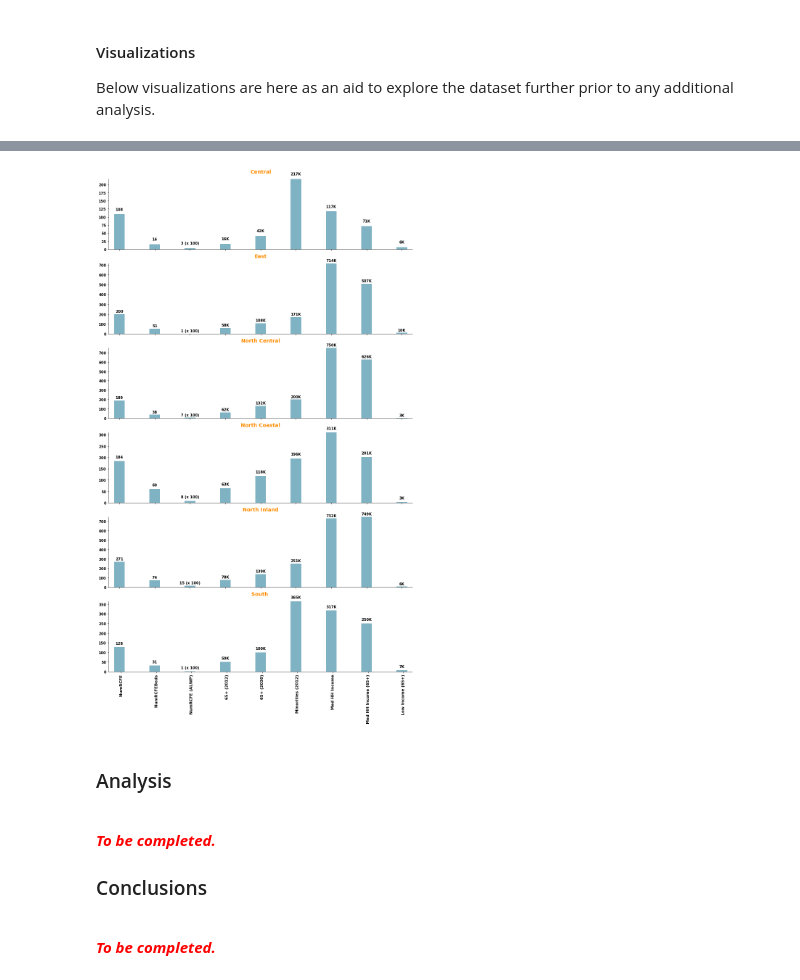
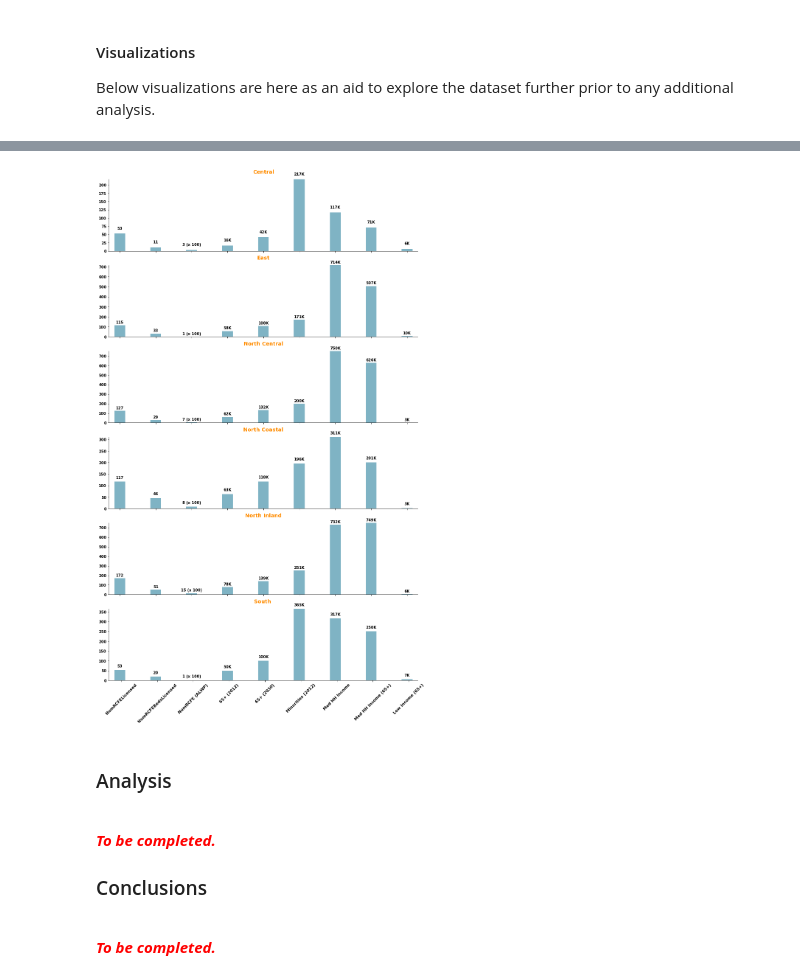
Before and after one commit to rkiyengar/age-friendly-communities, a Jupyter notebook: users/rashmi/Age Friendly Communities (AFC) Data Explorer.ipynb, the cells around one changed output, grey strips where cells are left out. Saved outputs shown, nothing was run; the diff lists cells and outputs as text; code cells hidden in the pictures.

Commit message:
Updates to AFC Data Explorer for new version (20170227) of the aggregated AFC dataset

```diff
--- a/users/rashmi/Age Friendly Communities (AFC) Data Explorer.ipynb
+++ b/users/rashmi/Age Friendly Communities (AFC) Data Explorer.ipynb
@@ -54,7 +54,7 @@ from pylab import *
 CWD = os.getcwd()
 
 # Data File(s)
-VERSION = "20170125"
+VERSION = "20170227"
 DATAFILE = "afc_" + VERSION + ".csv"
 
 datapath = os.path.join(CWD,DATAFILE)
@@ -133,7 +133,7 @@ df_g_region = df.groupby('Region')
 
 # compute counts for key indicators for each group
 indices = []
-cols = ['NumRCFE','NumRCFEBeds','NumRCFEInALWP','2012Pop65Over','2030Pop65Over',
+cols = ['NumRCFELicensed','NumRCFEBedsLicensed','NumRCFEInALWP','2012Pop65Over','2030Pop65Over',
         '2012PopMinority','2012MedianHHIncome','2012MedianHHIncome65Over','2012PopLowIncome65Over']
 # create a 2-D array to hold information for each group
 dim = (len(df_g_region.groups),len(cols))
@@ -159,7 +159,7 @@ display(df_region)
 
 # convert population and income data to kilo units
 df_region[cols[3:]] = df_region[cols[3:]].apply(lambda x: x/1000)
-df_region['NumRCFEBeds'] = df_region['NumRCFEBeds'].apply(lambda x: int(x/100))
+df_region['NumRCFEBedsLicensed'] = df_region['NumRCFEBedsLicensed'].apply(lambda x: int(x/100))
 
 # convert to long format for visualization
 df_region = df_region.T
@@ -184,7 +184,7 @@ matplotlib.rcParams['font.weight'] = 'bold'
 
 # plot the above in a bar graph
 width = 0.3
-labels = ['NumRCFE','NumRCFEBeds','NumRCFE (ALWP)','65+ (2012)','65+ (2030)','Minorities (2012)',
+labels = ['NumRCFELicensed','NumRCFEBedsLicensed','NumRCFE (ALWP)','65+ (2012)','65+ (2030)','Minorities (2012)',
           'Med HH Income','Med HH Income (65+)','Low Income (65+)']
 pos = np.arange(len(labels))
 x_ticks_pos = pos + (0.15 * width)
@@ -198,35 +198,35 @@ for i,region in enumerate(region_list):
     bars = axes[i].bar(pos,plot_vals,width,color='#00688B',alpha=0.5)
 
     for j, bar in enumerate(bars):
         ht = bar.get_height()
         bar_pos = bar.get_x() + bar.get_width()/2.
         ht = ((ht+1) * -50) if plot_vals[j] < 0 else ht+10
         txt = '{:.0f}K'.format(plot_vals[j]) if j>2 else '{:.0f}'.format(plot_vals[j])
         txt = '{:.0f} (x 100)'.format(plot_vals[j]) if j==2 else txt
         axes[i].text(bar_pos, ht, txt, ha='center', va='bottom')
 
     axes[i].spines['top'].set_visible(False)
     axes[i].spines['right'].set_visible(False)
 
     axes[i].set_xlim(min(pos)-width, max(pos)+width)
     axes[i].set_ylim([0, max(plot_vals)] )
 
     title = region
     axes[i].set_title(title,fontsize=14, fontweight='bold',color='#FF8C00')
     axes[i].title.set_position([.5,1.05])
     #axes[i].grid(True)
 
     if i == (num_regions-1):
         axes[i].set_xticks(x_ticks_pos)
-        axes[i].set_xticklabels(labels,rotation=90,fontsize=11, fontweight='bold')
+        axes[i].set_xticklabels(labels,rotation=45,fontsize=11, fontweight='bold')
     else:
         axes[i].tick_params(axis='x',labelbottom='off')
 
     axes[i].margins(0.3, 0)
 
 plt.show()
 # %% [output]
-[figure, old version]
+[figure, new version]
 # %% [markdown]
 ### Analysis
 <br><font color='red'><b><i>To be completed.</i></b></font>
```
Also changed, not shown: parts of 2 cells of this notebook.
